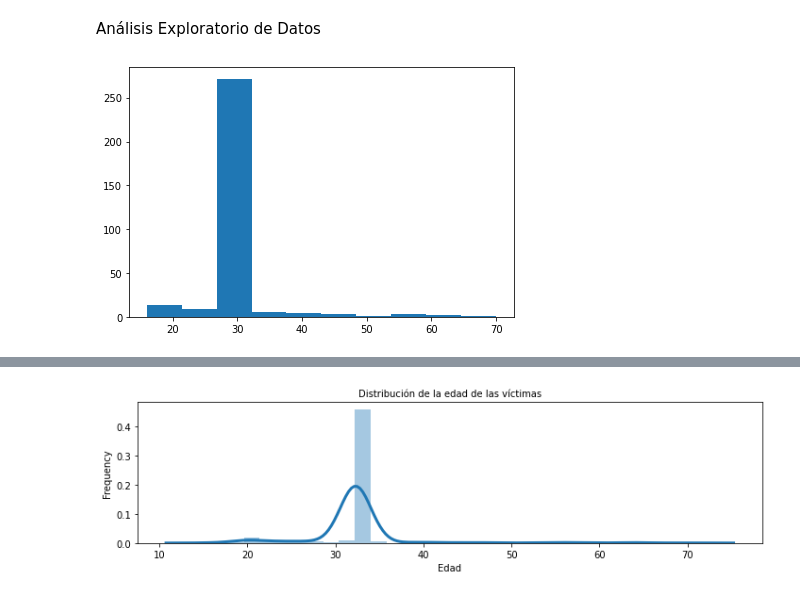
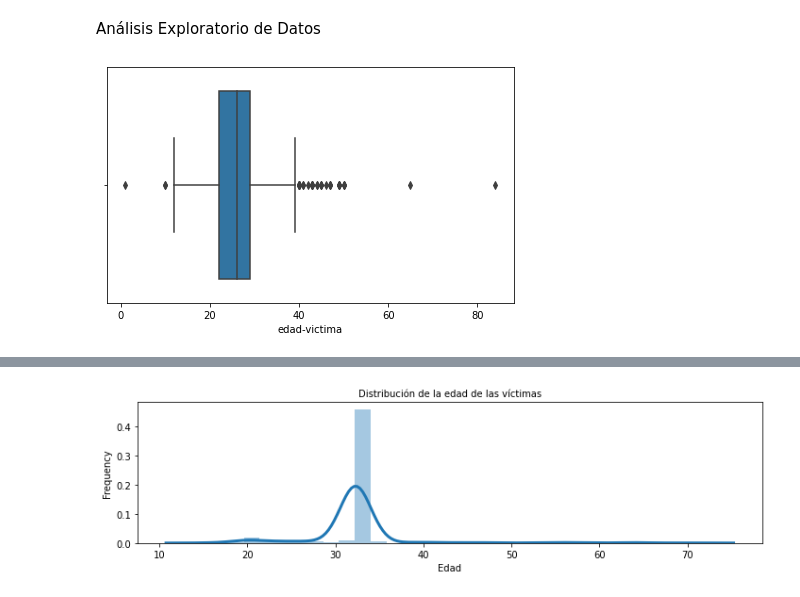
Before and after one commit to pauNancy21/Tareas-Ciencia-Datos, a Jupyter notebook: Código_fuente_ASE_I_NPGR.ipynb, the cells around one changed output, grey strips where cells are left out. Saved outputs shown, nothing was run; the diff lists cells and outputs as text; code cells hidden in the pictures.

```diff
--- a/Código_fuente_ASE_I_NPGR.ipynb
+++ b/Código_fuente_ASE_I_NPGR.ipynb
@@ -54,9 +55,9 @@ Saving Análisis de violencia hacia las mujeres en el metro.csv to Análisis de
 # %%
 #Leer los archivos
 violenciametro = pd.read_csv(io.BytesIO(uploaded['Análisis de la violencia y abusos sexuales en el sistema de metro de la CDMX (2).csv']), sep = ',')
-encuestaviolencia = pd.read_csv(io.BytesIO(uploaded['Análisis de violencia hacia las mujeres en el metro.csv']), sep = ',')
+analisisviolencia = pd.read_csv(io.BytesIO(uploaded['Análisis de violencia hacia las mujeres en el metro.csv']), sep = ',')
 # Forma de los datos
 print('Base shape: ', violenciametro.shape)
-print('Encuesta shape: ', encuestaviolencia.shape)
+print('Encuesta shape: ', analisisviolencia.shape)
 # %% [output]
 Base shape:  (259, 12)
@@ -64,6 +65,6 @@ Encuesta shape:  (54, 11)
 # %%
 # Se crea una secuencia de DataFrame
-frames = [violenciametro, encuestaviolencia]
+frames = [violenciametro, analisisviolencia]
 #Se concatenan los archivos
 datos = pd.concat(frames, sort = False)
 datos
@@ -260,8 +259,8 @@ datos["capacidad del metro"].fillna(mode, inplace=True)
 mode = "".join(datos["denuncio"].mode())
 datos["denuncio"].fillna(mode, inplace=True)
 
-mode = "".join(datos["sexo agresor"].mode())
-datos["sexo agresor"].fillna(mode, inplace=True)
+#mode = "".join(datos["sexo agresor"].mode())
+#datos["sexo agresor"].fillna(mode, inplace=True)
 
 mode = "".join(datos["denuncio"].mode())
 datos["denuncio"].fillna(mode, inplace=True)
@@ -286,6 +285,12 @@ datos["edad-victima"].fillna(mean, inplace=True)
 
 mean = (datos["edad"].mean())
 datos["edad"].fillna(mean, inplace=True)
+
+mean = (datos["edad-agresor"].mean())
+datos["edad-agresor"].fillna(mean, inplace=True)
+
+#mean = (datos["edad agresor"].mean())
+#datos["edad agresor"].fillna(mean, inplace=True)
 # %%
 datos.head(5)
 # %% [output]
@@ -311,6 +340,7 @@ Análisis Exploratorio de Datos
 # %%
+#Valores atípicos
 fig, ax = plt.subplots(nrows=1, ncols=1)
-plt.hist(datos["edad"].fillna(0).astype(int))
+ax = sns.boxplot(x=datos["edad-victima"].fillna(0).astype(int))
 fig.tight_layout()
 # %% [output]
-[figure, old version]
+[figure, new version]
```
Also changed, not shown: parts of 43 cells of this notebook.
